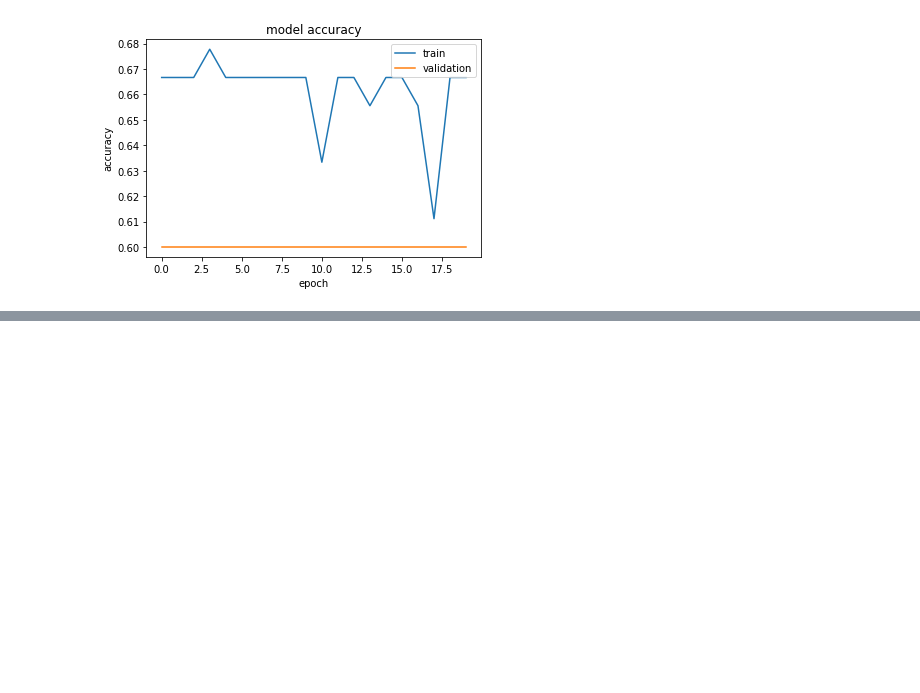
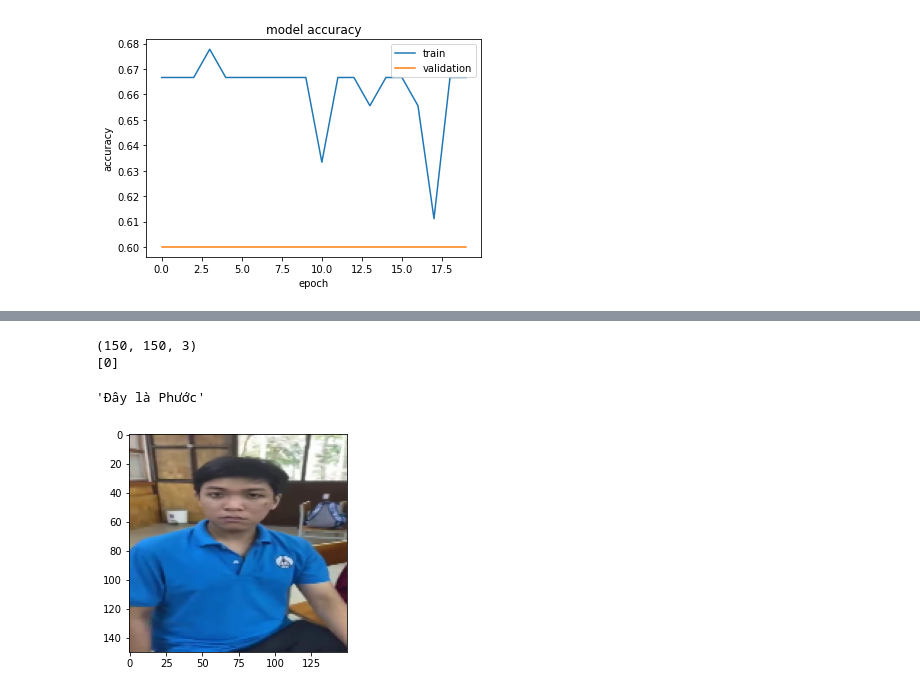
Before and after one commit to QuangLe102/AI, a Jupyter notebook: Nhandienkhuonmat_CNN.ipynb, the cells around one changed output, grey strips where cells are left out. Drawn from its saved outputs; the diff is of its cells as text; code cells hidden in the pictures; blank space fills up the shorter version.

```diff
--- a/Nhandienkhuonmat_CNN.ipynb
+++ b/Nhandienkhuonmat_CNN.ipynb
@@ -150,0 +151,16 @@ Label[pred[0]]
+# %%
+test = 5
+plt.imshow(cv2.cvtColor(x_pre2[test], cv2.COLOR_BGR2RGB))
+print(x_pre2[test].shape)
+img = x_pre2[test].reshape(1,150,150,3)
+img = img.astype('float32')
+img /= 255
+pred = np.argmax(model.predict(img), axis = 1)
+print(pred)
+Label = ['Đây là Phước', 'Đây là Chiến', 'Đây là Đức']
+Label[pred[0]]
+# %% [output]
+(150, 150, 3)
+[0]
+'Đây là Phước'
+[figure, added]
```
Also changed, not shown: parts of 1 cell of this notebook.
